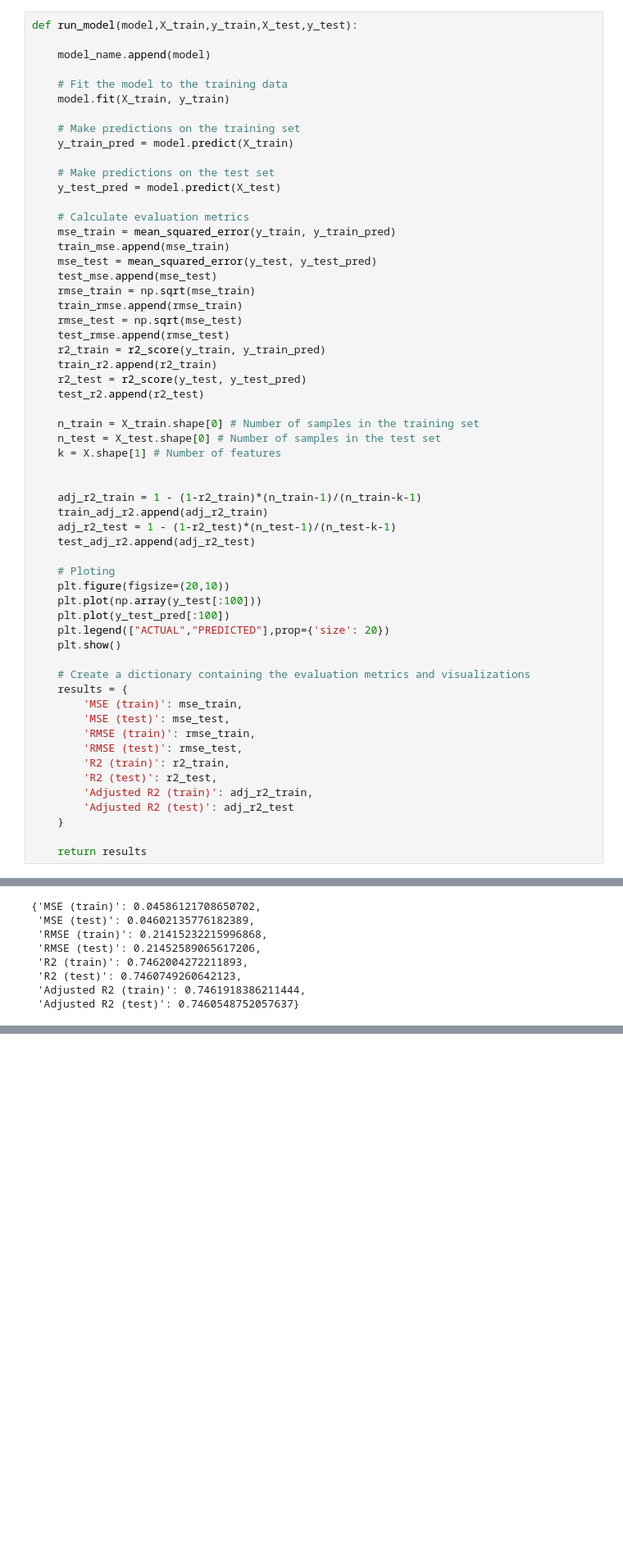
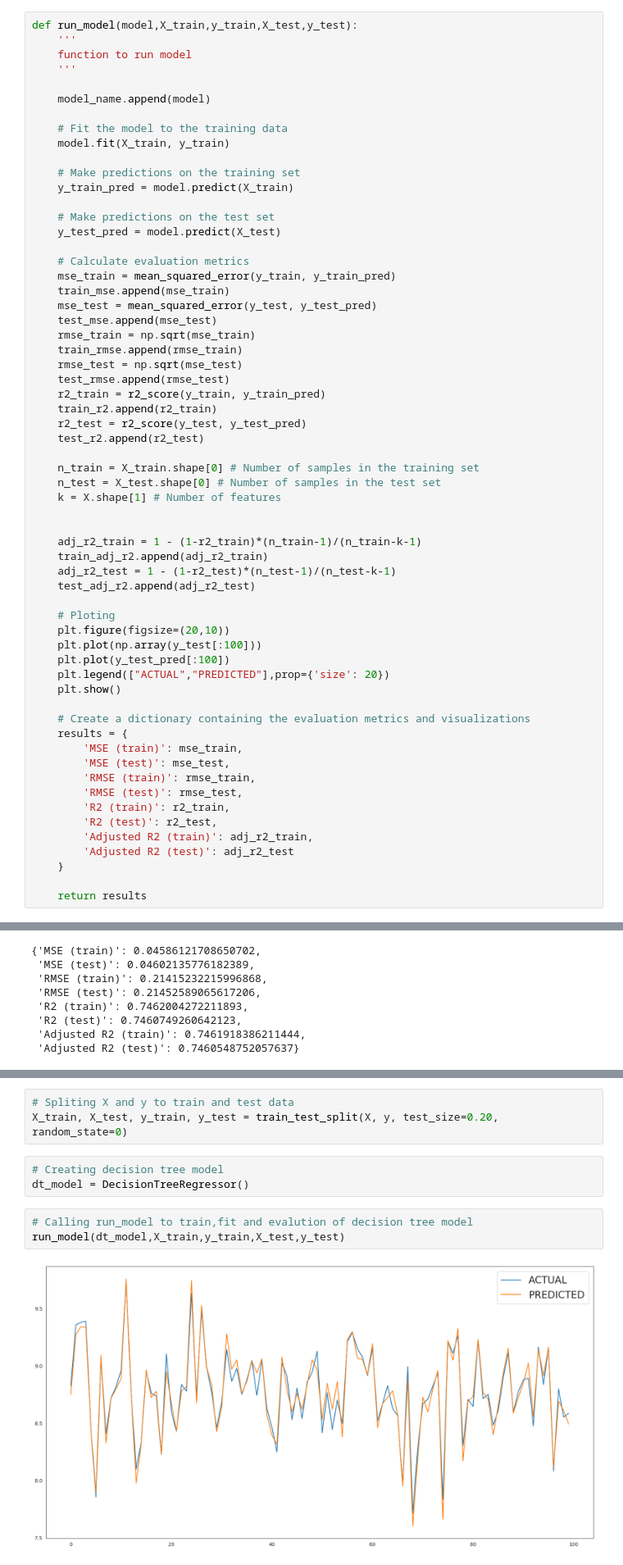
Before and after one commit to shrikantkute/Retail_Sales_Prediction, a Jupyter notebook: Retail_Sales_Prediction_Shrikant_Kute.ipynb, the cells around one changed output, grey strips where cells are left out. Shown at 82% size. Cells and saved outputs as stored; diff of their text form; blank space fills up the shorter version.

```diff
--- a/Retail_Sales_Prediction_Shrikant_Kute.ipynb
+++ b/Retail_Sales_Prediction_Shrikant_Kute.ipynb
@@ -1268,6 +1268,9 @@ def train_linear_model(model,X_train,y_train,X_test,y_test):
     return results
 # %%
 def run_model(model,X_train,y_train,X_test,y_test):
+    '''
+    function to run model
+    '''
 
     model_name.append(model)
 
@@ -1364,0 +1414,11 @@ train_linear_model(linear_model, X_train, y_train, X_test, y_test)
+# %%
+# Spliting X and y to train and test data
+X_train, X_test, y_train, y_test = train_test_split(X, y, test_size=0.20, random_state=0)
+# %%
+# Creating decision tree model
+dt_model = DecisionTreeRegressor()
+# %%
+# Calling run_model to train,fit and evalution of decision tree model
+run_model(dt_model,X_train,y_train,X_test,y_test)
+# %% [output]
+[figure, added]
```
Also changed, not shown: parts of 12 cells of this notebook.
